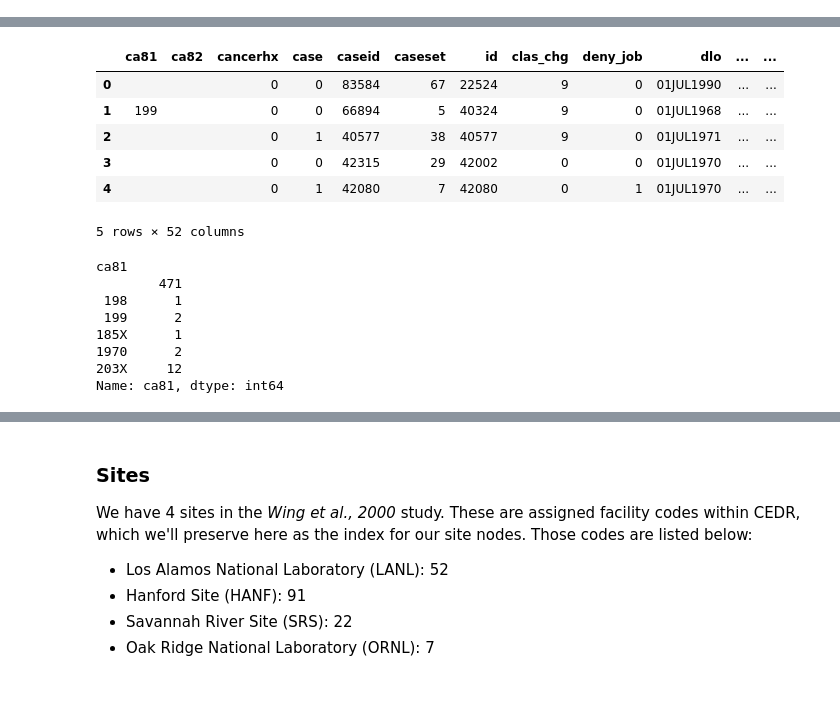
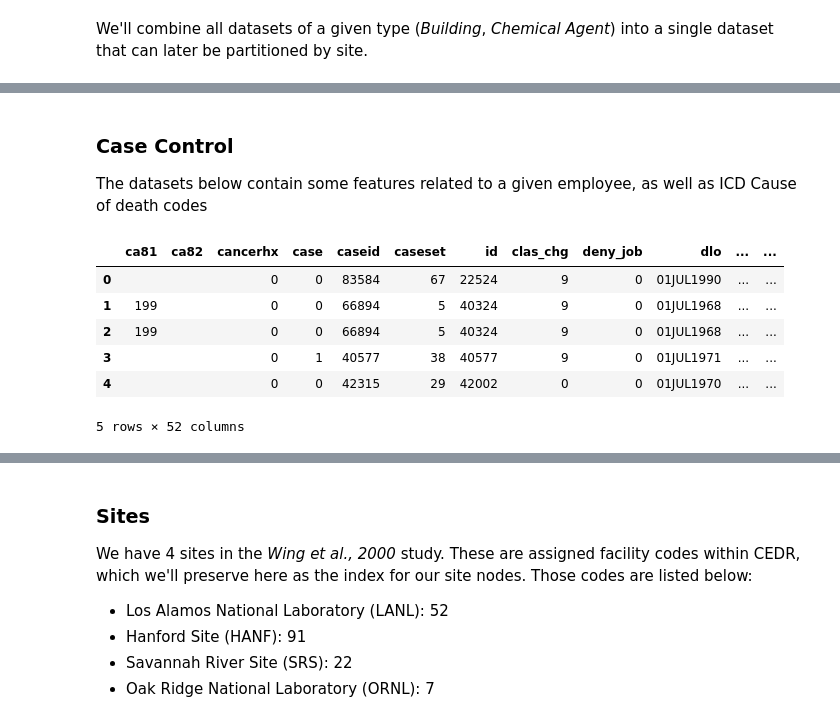
Before and after one commit to andrewbowen19/mastersThesisData698, a Jupyter notebook: Feature_Engineering.ipynb, the cells around one changed output, grey strips where cells are left out. Cells and saved outputs as stored; diff of their text form; code cells hidden in the pictures; blank space fills up the shorter version.

```diff
--- a/Feature_Engineering.ipynb
+++ b/Feature_Engineering.ipynb
@@ -90,4 +95,6 @@ class DataCleaner(object):
 
 
 cleaner = DataCleaner()
+# %% [markdown]
+We'll combine all datasets of a given type (*Building*, *Chemical Agent*) into a single dataset that can later be partitioned by site.
 # %%
@@ -149,35 +157,32 @@ ih_data.head()
 | 2 | benzene | 7/30/1981 | 1100 | 06200:Personnel sampling of gas s... | HANF | 623 |  | 0.125000 | HEX78_83 |  | ... |
 | 3 | benzene | 7/31/1981 | 1100 | 06200:Personnel and breathing zon... | HANF | 623 |  | 0.030000 | HEX78_83 |  | ... |
 | 4 | formaldehyde | 9/1/1981 | 1100 | 06476:Impinger samples collected ... | HANF | HO5 |  | 0.195000 | HEX78_83 |  | ... |
+# %% [markdown]
+### Case Control
+
+The datasets below contain some features related to a given employee, as well as ICD Cause of death codes
 # %%
 # Reading in death cause codes (ICD-8)
 icd = pd.read_csv("/content/icd8.csv")
 icd = cleaner.snake_case_columns(icd)
 icd = cleaner.trim_whitespace(icd)
 
 # Case control data from CEDR
 case_control = pd.read_csv("/content/wing-case-control-DOE.csv")
 case_control = cleaner.snake_case_columns(case_control)#.head()
+case_control = cleaner.trim_whitespace(case_control)
+
+# Update multiple myeloma code to match ICD dataset
+case_control['ca81'] = case_control['ca81'].str.replace("X", "")
 
 # Lookup underlying cause of death
 case_control = case_control.merge(icd[['code', 'disease']], left_on="ca81", right_on="code", how="left")
 case_control.head()
 # %% [output]
 |  | ca81 | ca82 | cancerhx | case | caseid | caseset | id | clas_chg | deny_job | dlo | ... | ... |
 | 0 |  |  | 0 | 0 | 83584 | 67 | 22524 | 9 | 0 | 01JUL1990 | ... | ... |
 | 1 | 199 |  | 0 | 0 | 66894 | 5 | 40324 | 9 | 0 | 01JUL1968 | ... | ... |
-| 2 |  |  | 0 | 1 | 40577 | 38 | 40577 | 9 | 0 | 01JUL1971 | ... | ... |
-| 3 |  |  | 0 | 0 | 42315 | 29 | 42002 | 0 | 0 | 01JUL1970 | ... | ... |
-| 4 |  |  | 0 | 1 | 42080 | 7 | 42080 | 0 | 1 | 01JUL1970 | ... | ... |
+| 2 | 199 |  | 0 | 0 | 66894 | 5 | 40324 | 9 | 0 | 01JUL1968 | ... | ... |
+| 3 |  |  | 0 | 1 | 40577 | 38 | 40577 | 9 | 0 | 01JUL1971 | ... | ... |
+| 4 |  |  | 0 | 0 | 42315 | 29 | 42002 | 0 | 0 | 01JUL1970 | ... | ... |
 5 rows × 52 columns
-# %%
-case_control.groupby("ca81")['ca81'].count()
-# %% [output]
-ca81
-        471
- 198      1
- 199      2
-185X      1
-1970      2
-203X     12
-Name: ca81, dtype: int64
```
Also changed, not shown: parts of 36 cells of this notebook.
